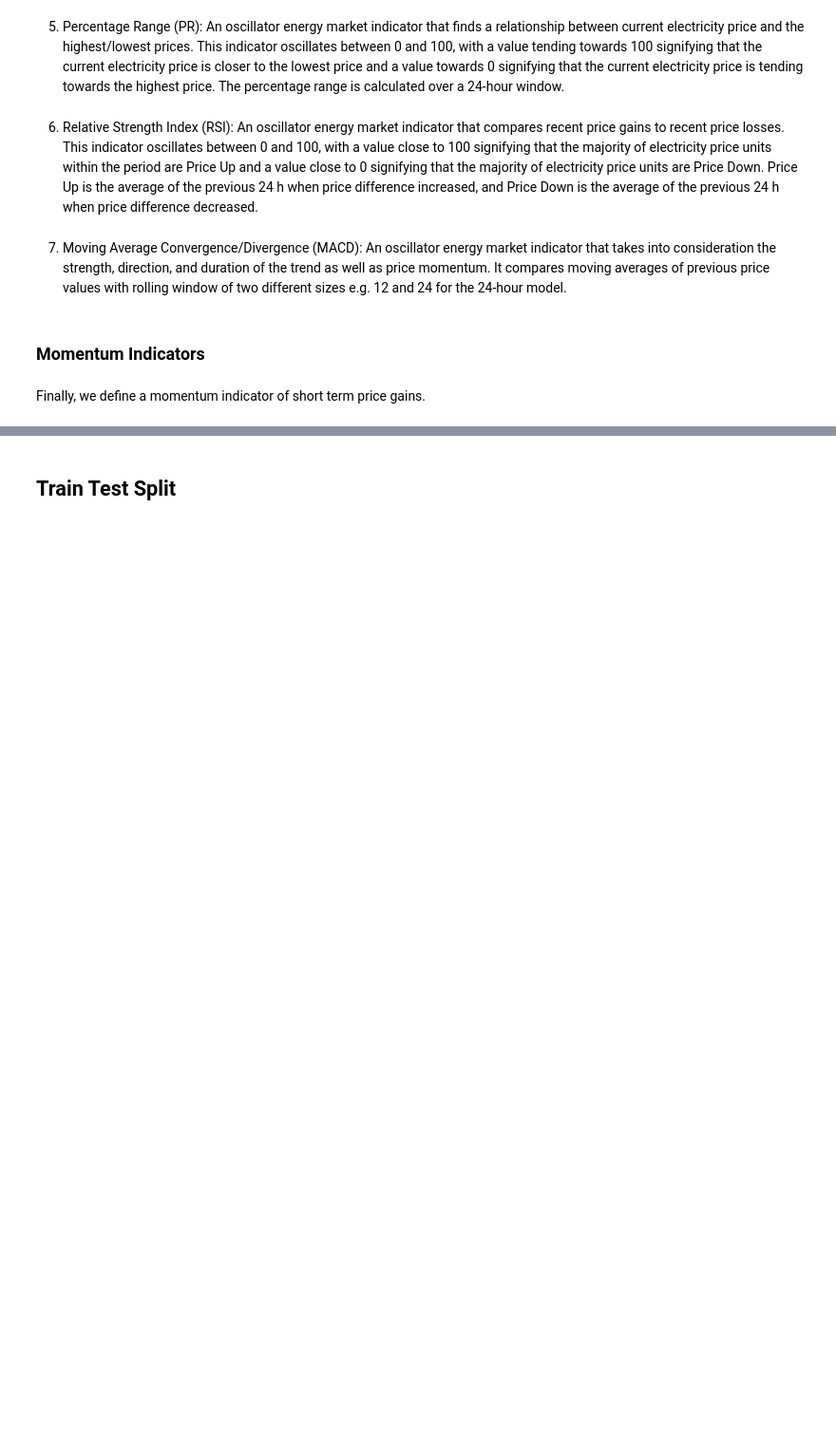
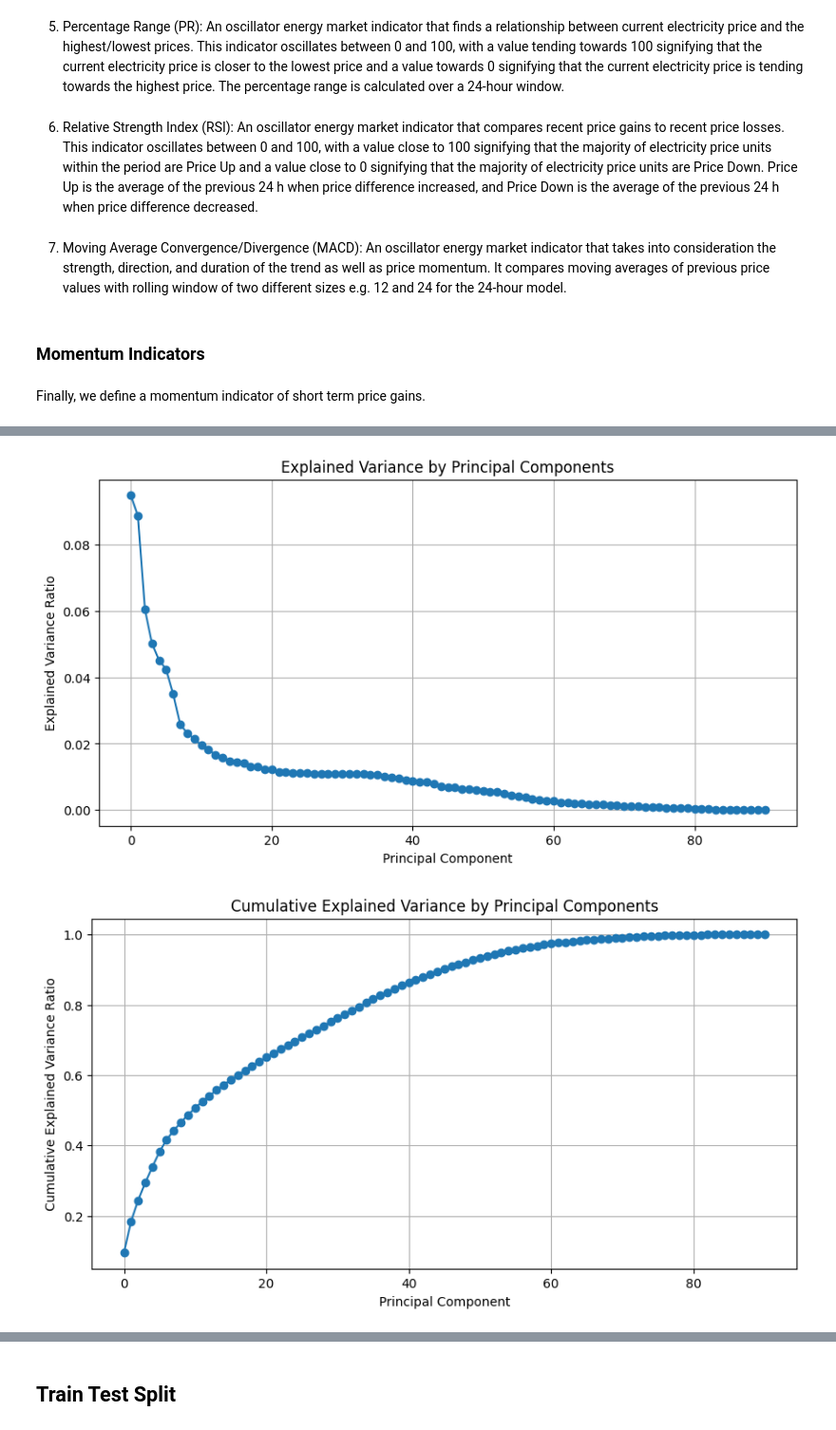
Before and after one commit to joshgowdyprog/GB-energy-trading, a Jupyter notebook: notebooks/exploratory-data-analysis.ipynb, the cells around one changed output, grey strips where cells are left out. Shown at 95% size. Saved outputs shown, nothing was run; the diff lists cells and outputs as text; code cells hidden in the pictures; blank space fills up the shorter version.

```diff
--- a/notebooks/exploratory-data-analysis.ipynb
+++ b/notebooks/exploratory-data-analysis.ipynb
@@ -502,0 +546,3 @@ plt.show()
+# %%
+combined=pd.concat([price_data, forecasts], axis=1).dropna(axis=0, how='any')
+combined.columns
@@ -502,0 +567,5 @@ plt.show()
+# %%
+X = combined.drop(columns=['log_price1', 'spread1', 'spread2'])
+y = combined[['log_price1', 'spread1', 'spread2']]
+explained_variance, principal_compoents = calculate_explained_variance(X)
+print(principal_compoents.head())
@@ -502,0 +590,20 @@ plt.show()
+# %%
+# calculate portion of explained variance
+plt.figure(figsize=(10, 5))
+plt.plot(explained_variance, marker='o')
+plt.title('Explained Variance by Principal Components')
+plt.xlabel('Principal Component')
+plt.ylabel('Explained Variance Ratio')
+plt.grid()
+plt.show()
+
+plt.figure(figsize=(10, 5))
+plt.plot(np.cumsum(explained_variance), marker='o')
+plt.title('Cumulative Explained Variance by Principal Components')
+plt.xlabel('Principal Component')
+plt.ylabel('Cumulative Explained Variance Ratio')
+plt.grid()
+plt.show()
+# %% [output]
+[figure, added]
+[figure, added]
```
Also changed, not shown: parts of 26 cells of this notebook, 5 other files.
